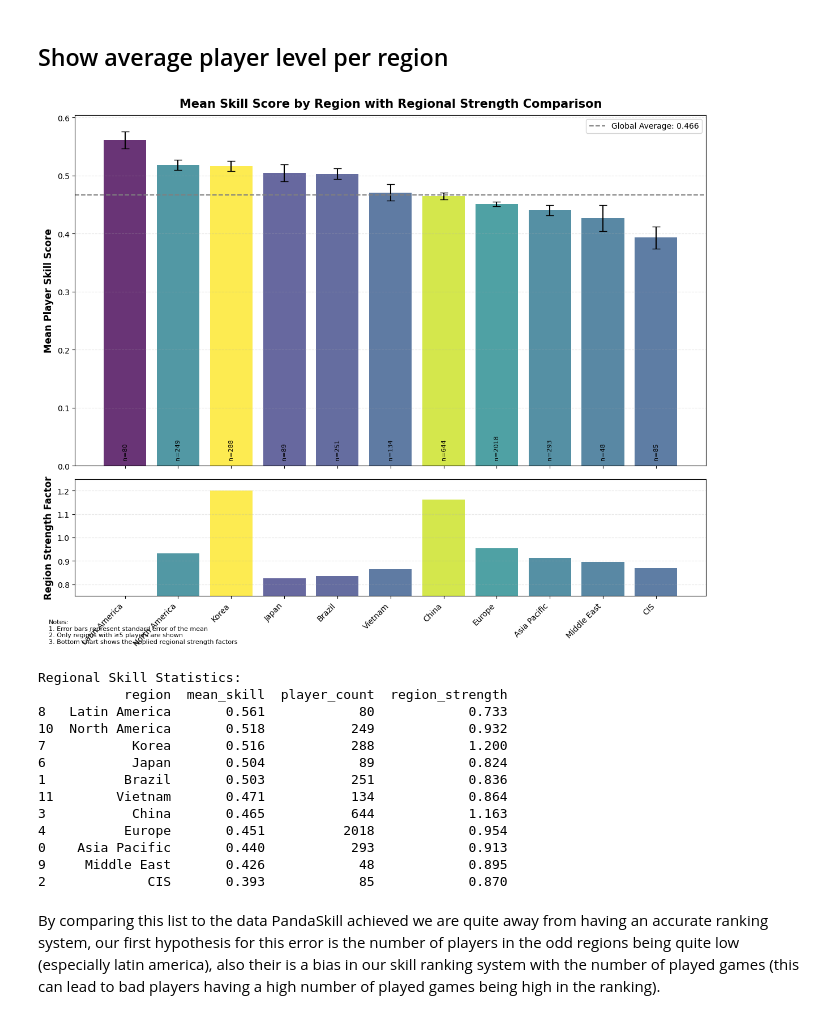
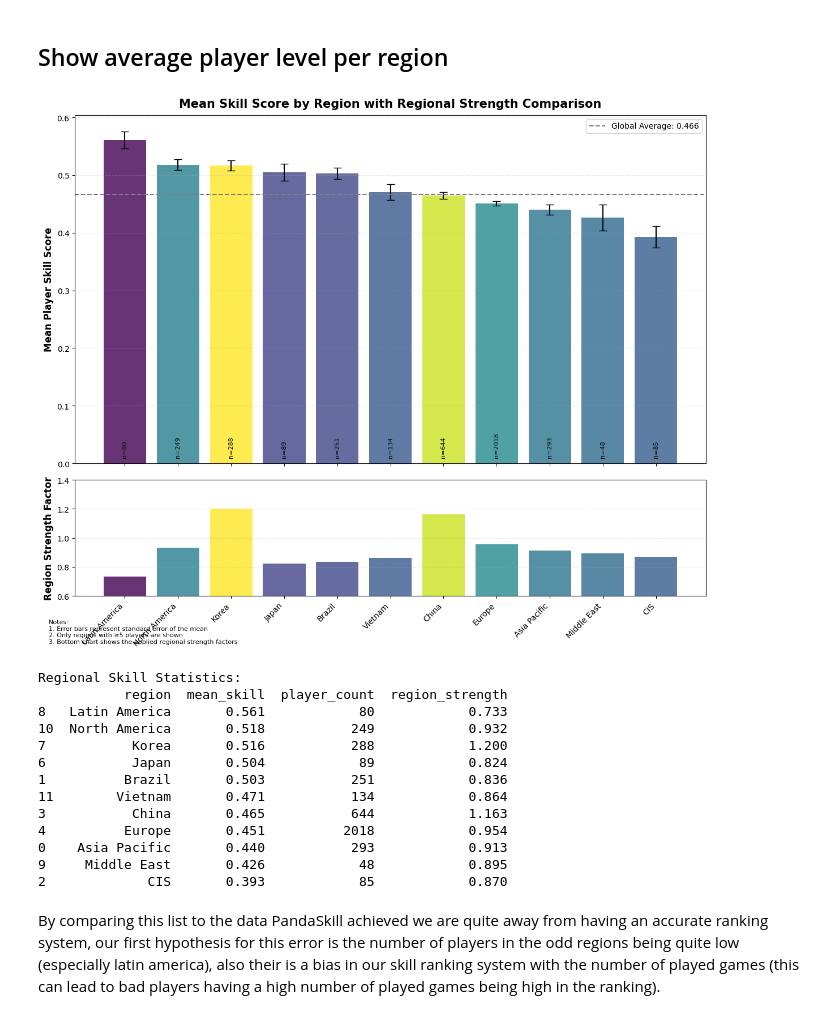
Before and after one commit to ARTHURVANBELLE/AI_LAB_MA1, a Jupyter notebook: models/2_models_features_importance.ipynb, the cells around one changed output. Cells and saved outputs as stored; diff of their text form; code cells hidden in the pictures.

```diff
--- a/models/2_models_features_importance.ipynb
+++ b/models/2_models_features_importance.ipynb
@@ -1214,7 +1184,7 @@ def visualize_skill_by_region(rankings):
     # Add region strength values on second subplot
     ax2.bar(region_stats['region'], region_stats['region_strength'],
            color=colors, alpha=0.8)
-    ax2.set_ylim(0.75, 1.25)
+    ax2.set_ylim(0.6, 1.4)
     ax2.set_ylabel('Region Strength Factor')
     ax2.grid(axis='y', linestyle='--', alpha=0.3)
 
@@ -1229,34 +1199,34 @@ def visualize_skill_by_region(rankings):
     ax1.set_title('Mean Skill Score by Region with Regional Strength Comparison',
                  fontsize=15, fontweight='bold')
     ax1.grid(axis='y', linestyle='--', alpha=0.3)
     ax1.legend()
 
     # Rotate x-tick labels for better readability
     plt.xticks(rotation=45, ha='right')
     plt.tight_layout()
 
     # Add explanatory text
     fig.text(0.02, 0.02,
             "Notes:\n"
             "1. Error bars represent standard error of the mean\n"
             "2. Only regions with ≥5 players are shown\n"
             "3. Bottom chart shows the applied regional strength factors",
             fontsize=8, va='bottom')
 
     plt.show()
 
     return region_stats
 
 # Generate and show the visualization
 region_skill_stats = visualize_skill_by_region(enhanced_rankings)
 
 # Display the numerical data as well
 pd.set_option('display.precision', 3)
 print("\nRegional Skill Statistics:")
 print(region_skill_stats[['region', 'mean_skill', 'player_count', 'region_strength']]
       .sort_values('mean_skill', ascending=False))
 # %% [output]
-[figure, old version]
+[figure, new version]
 Regional Skill Statistics:
            region  mean_skill  player_count  region_strength
 8   Latin America       0.561            80            0.733
```
Also changed, not shown: parts of 8 cells of this notebook, 7 other files.
